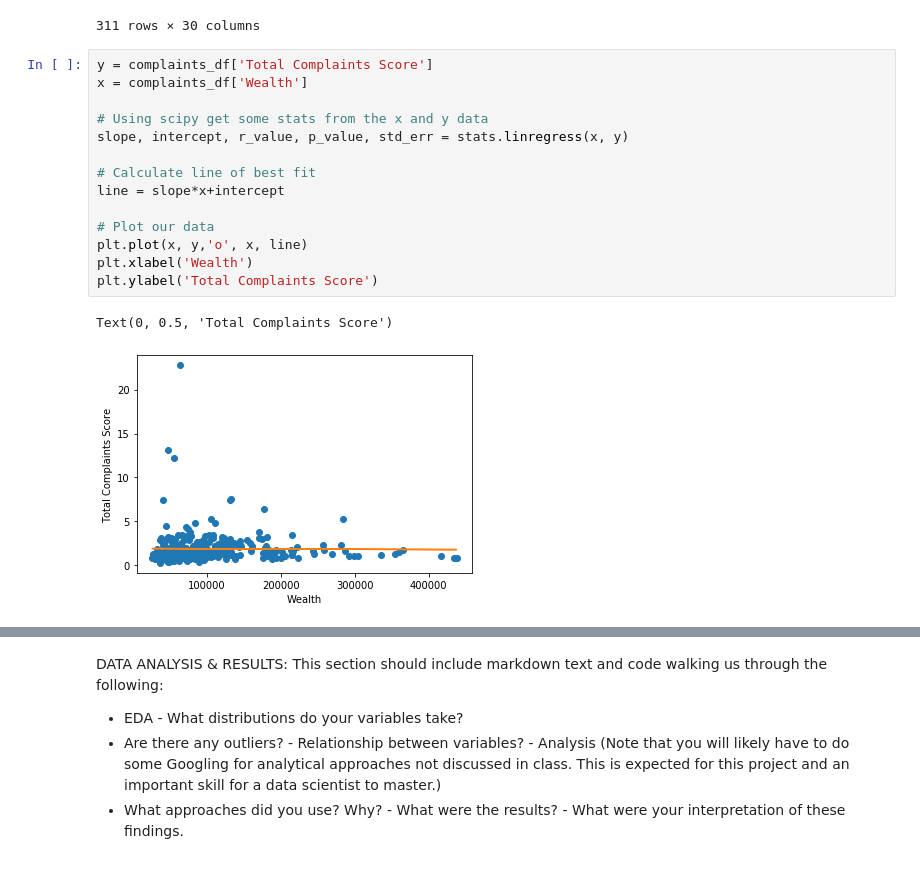
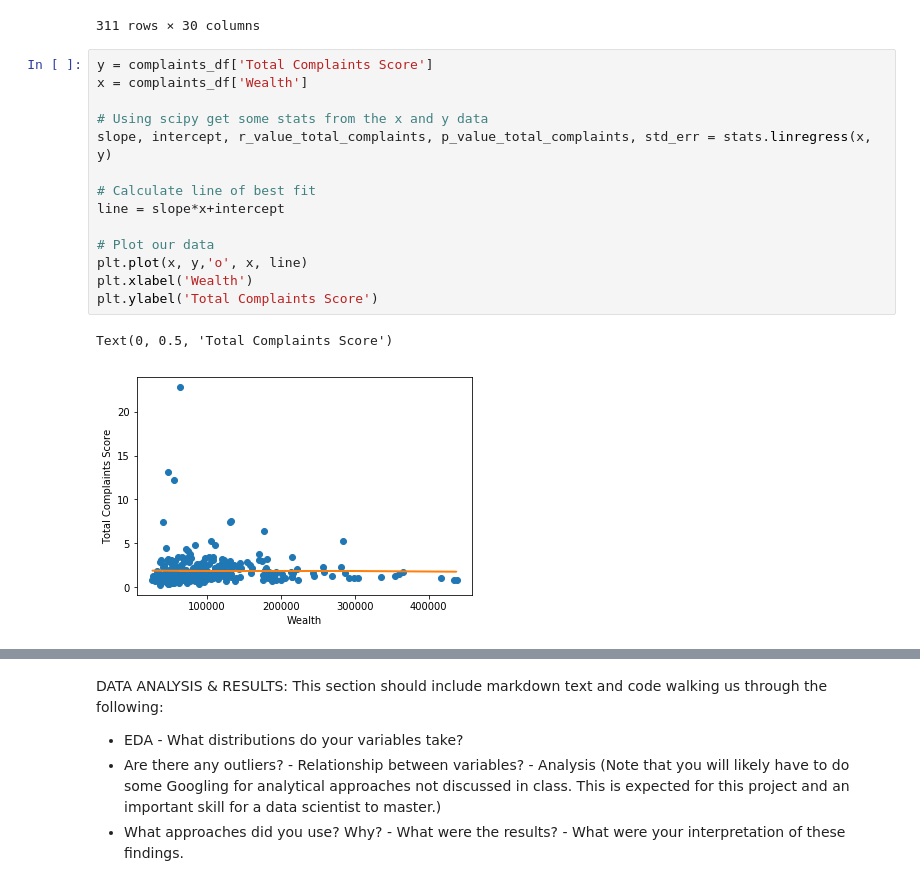
Before and after one commit to jmdangelo/Cogs108-Final-Project, a Jupyter notebook: FinalProject.ipynb, the cells around one changed output, grey strips where cells are left out. Saved outputs shown, nothing was run; the diff lists cells and outputs as text.

```diff
--- a/FinalProject.ipynb
+++ b/FinalProject.ipynb
@@ -219,20 +219,20 @@ complaints_df
 # %%
 y = complaints_df['Total Complaints Score']
 x = complaints_df['Wealth']
 
 # Using scipy get some stats from the x and y data
-slope, intercept, r_value, p_value, std_err = stats.linregress(x, y)
+slope, intercept, r_value_total_complaints, p_value_total_complaints, std_err = stats.linregress(x, y)
 
 # Calculate line of best fit
 line = slope*x+intercept
 
 # Plot our data
 plt.plot(x, y,'o', x, line)
 plt.xlabel('Wealth')
 plt.ylabel('Total Complaints Score')
 # %% [output]
 Text(0, 0.5, 'Total Complaints Score')
-[figure, old version]
+[figure, new version]
 # %%
 y = complaints_df['Credit card or prepaid card index']
 x = complaints_df['Wealth']
```
Also changed, not shown: parts of 6 cells of this notebook.
